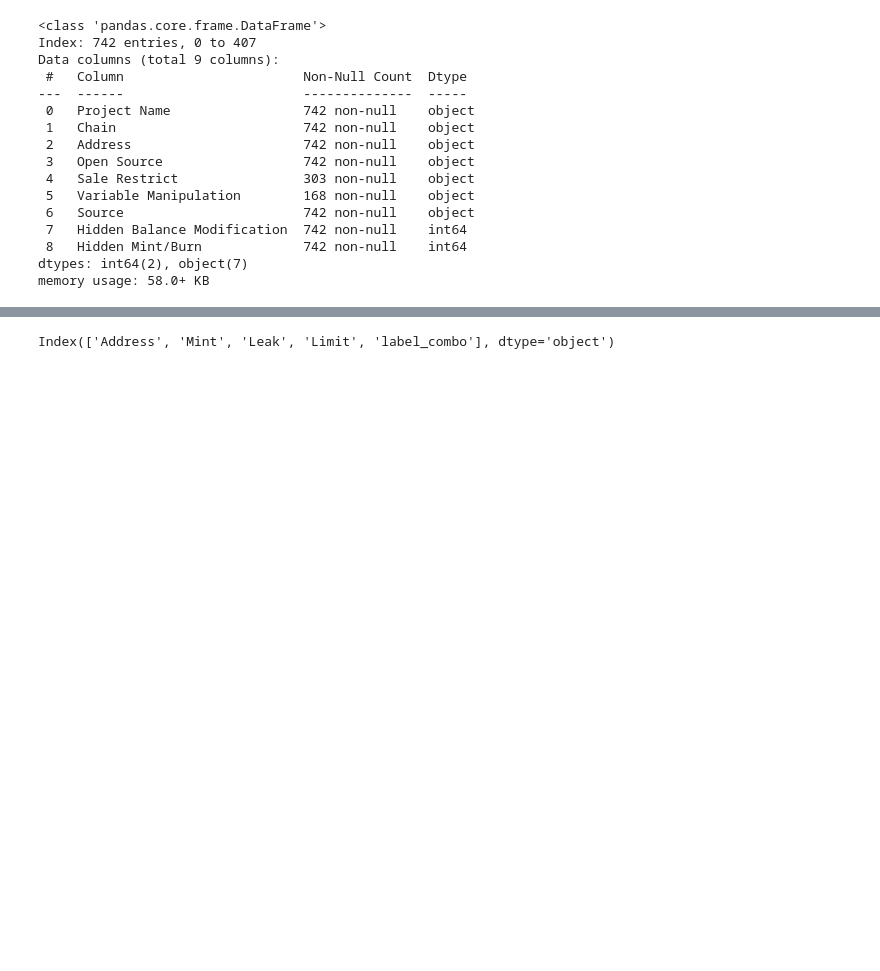
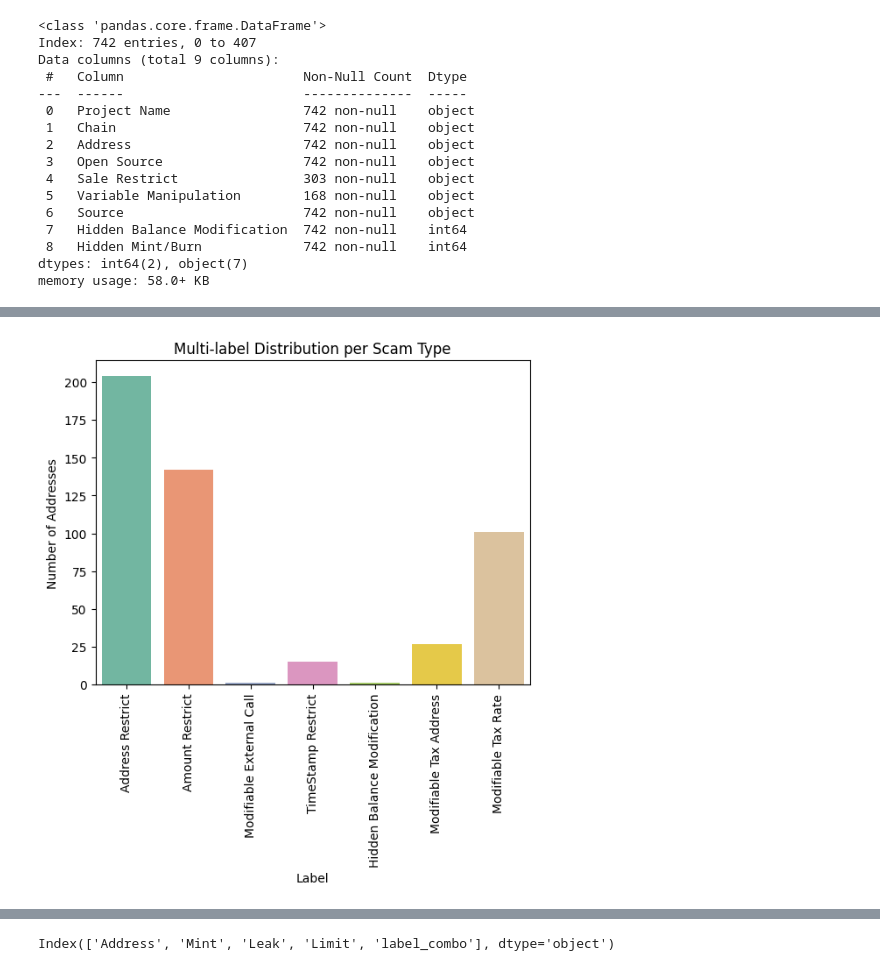
Before and after one commit to patorsiang/rugpull-detection-msc-kent-2025, a Jupyter notebook: ML/notebooks/0_eda_visualisation.ipynb, the cells around one changed output, grey strips where cells are left out. Cells and saved outputs as stored; diff of their text form; code cells hidden in the pictures; blank space fills up the shorter version.

```diff
--- a/ML/notebooks/0_eda_visualisation.ipynb
+++ b/ML/notebooks/0_eda_visualisation.ipynb
@@ -516,0 +515,11 @@ for label in label_cols:
+# %%
+label_counts = rphunter_df[label_cols].sum()
+# %%
+sns.barplot(x=label_counts.index, y=label_counts.values, palette="Set2")
+plt.title("Multi-label Distribution per Scam Type")
+plt.xlabel("Label")
+plt.ylabel("Number of Addresses")
+plt.xticks(rotation=90)
+plt.show()
+# %% [output]
+[figure, added]
```
Also changed, not shown: parts of 40 cells of this notebook, 5 other files.
